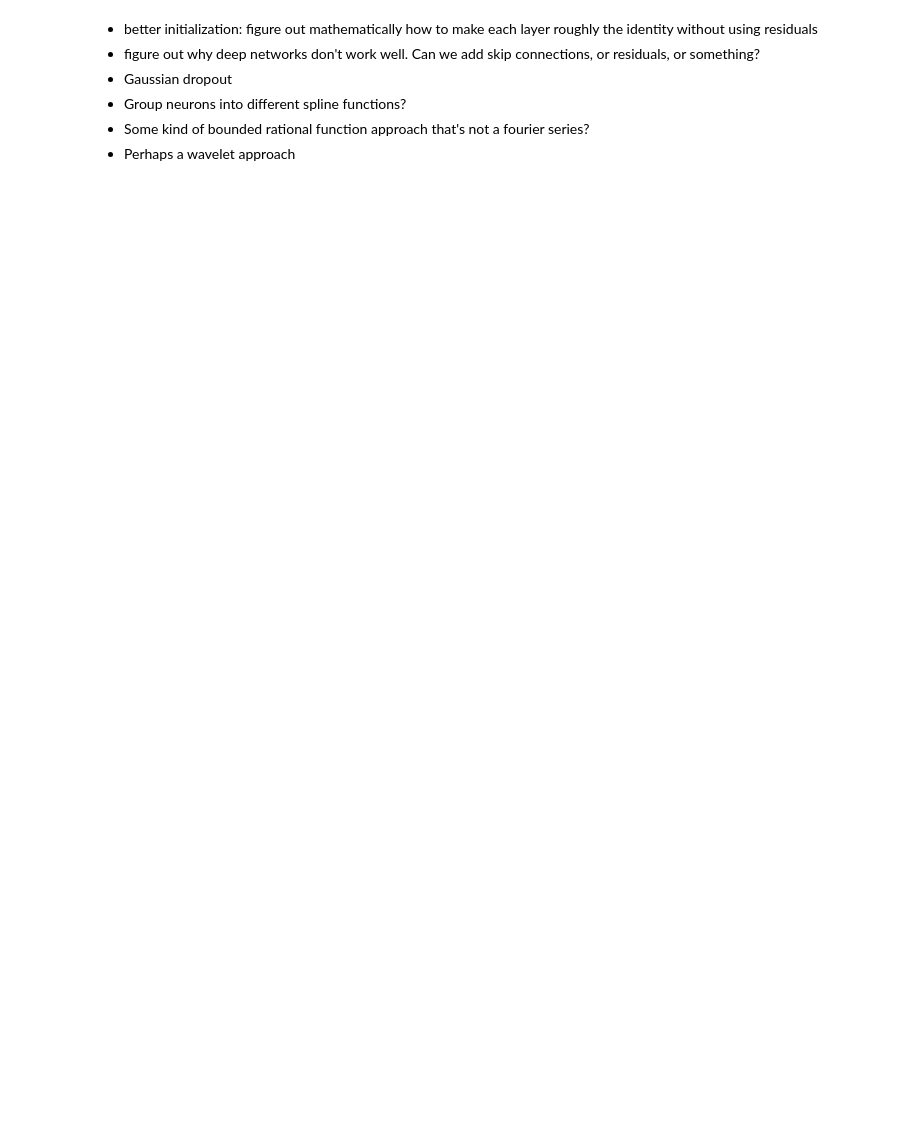
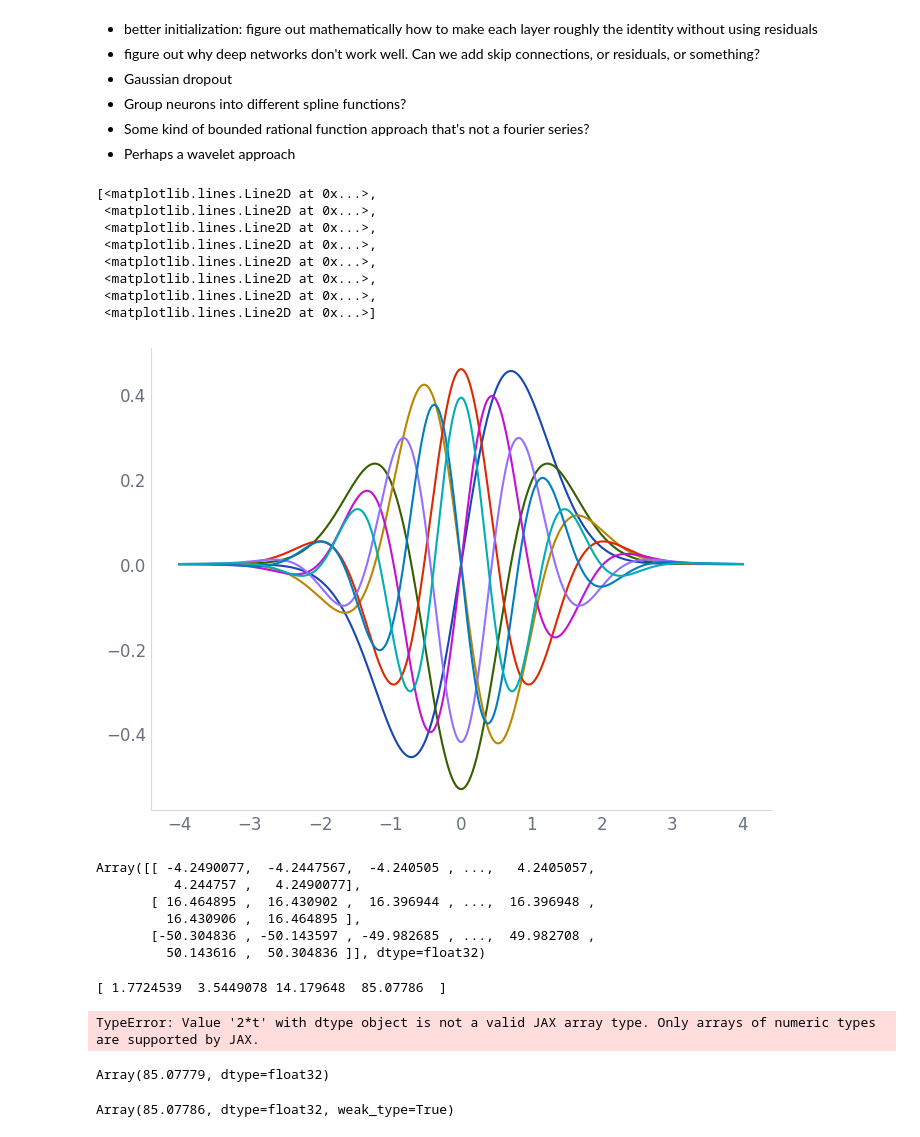
Before and after one commit to nicholas-miklaucic/jax-kan, a Jupyter notebook: exploration.ipynb, the cells around one changed output. Drawn from its saved outputs; the diff is of its cells as text; code cells hidden in the pictures; blank space fills up the shorter version.

Commit message:
Runs with grid extension and rescaled Hermite

```diff
--- a/exploration.ipynb
+++ b/exploration.ipynb
@@ -185,3 +216,79 @@ Text(0.5, 0.98, 'alpha = -0.813, beta = -3.549')
 - Group neurons into different spline functions?
 - Some kind of bounded rational function approach that's not a fourier series?
 - Perhaps a wavelet approach
+# %%
+from jax_kan.function_basis import FunctionBasis
+from jaxtyping import Float, Array
+
+
+class Hermite(FunctionBasis):
+    """Hermite polynomials (physicist's version.)"""
+
+    def __init__(self, n_coefs: int):
+        super().__init__(n_coefs)
+
+    @property
+    def n_coefs(self) -> int:
+        return self._n_coefs
+
+    def design_matrix(self, x: Float[Array, '']) -> Float[Array, 'coefs={self.n_coefs}']:
+        polys = [1, 2 * x]
+
+        for n in range(2, self.n_coefs + 1):
+            polys.append(2 * x * polys[-1] - 2 * (n - 1) * polys[-2])
+
+        nn = jnp.arange(self.n_coefs + 1)
+        # scale = jnp.sqrt(jnp.pi) * 2 ** (n - 1) * jax.scipy.special.gamma(n)
+        scale = jax.scipy.special.factorial(nn) * jnp.sqrt(jnp.pi) * 2 ** (nn)
+
+        return jnp.array(polys[1: self.n_coefs+1]) / jnp.sqrt(scale[1:self.n_coefs+1])
+
+    @classmethod
+    def domain(cls) -> tuple[float, float]:
+        return (-jnp.inf, jnp.inf)
+
+t_xx = jnp.linspace(-4, 4, 2000)
+dm2 = jax.vmap(Hermite(8).design_matrix)(t_xx) * jnp.exp(-jnp.square(t_xx))[..., None]
+norms = jax.vmap(lambda row: jnp.trapezoid(row * row * jnp.exp(-jnp.square(t_xx)), t_xx))(dm2.T)
+
+plt.plot(t_xx, dm2)
+# %% [output]
+[<matplotlib.lines.Line2D at 0x...>,
+ <matplotlib.lines.Line2D at 0x...>,
+ <matplotlib.lines.Line2D at 0x...>,
+ <matplotlib.lines.Line2D at 0x...>,
+ <matplotlib.lines.Line2D at 0x...>,
+ <matplotlib.lines.Line2D at 0x...>,
+ <matplotlib.lines.Line2D at 0x...>,
+ <matplotlib.lines.Line2D at 0x...>]
+[figure, added]
+# %%
+dm2.T
+# %% [output]
+Array([[ -4.2490077,  -4.2447567,  -4.240505 , ...,   4.2405057,
+          4.244757 ,   4.2490077],
+       [ 16.464895 ,  16.430902 ,  16.396944 , ...,  16.396948 ,
+         16.430906 ,  16.464895 ],
+       [-50.304836 , -50.143597 , -49.982685 , ...,  49.982708 ,
+         50.143616 ,  50.304836 ]], dtype=float32)
+# %%
+from sympy import symbols
+
+t = symbols('t')
+
+Hermite(3).design_matrix(t)
+# %% [output]
+[ 1.7724539  3.5449078 14.179648  85.07786  ]
+TypeError: Value '2*t' with dtype object is not a valid JAX array type. Only arrays of numeric types are supported by JAX.
+# %%
+from scipy.special import hermite
+
+xx = jnp.linspace(-8, 8, 1000)
+m = 3
+jnp.trapezoid(jnp.polyval(hermite(m).coeffs, xx) * jnp.polyval(hermite(m).coeffs, xx) * jnp.exp(-xx**2), xx)
+# %% [output]
+Array(85.07779, dtype=float32)
+# %%
+jax.scipy.special.gamma(m + 1) * 2 ** m * jnp.sqrt(jnp.pi)
+# %% [output]
+Array(85.07786, dtype=float32, weak_type=True)
```
Also changed, not shown: parts of 5 cells of this notebook, 3 other files.
